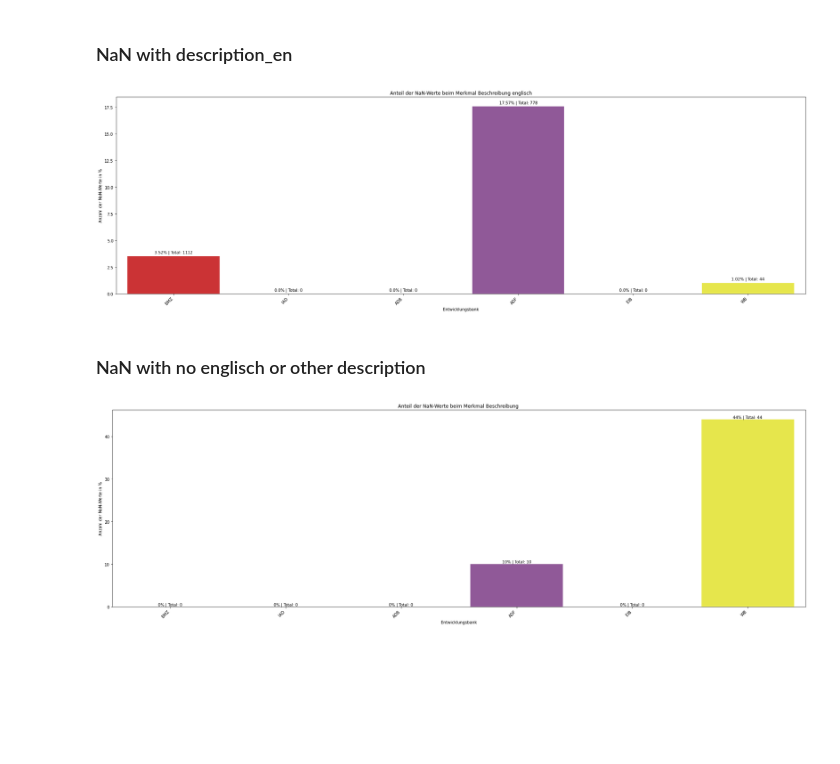
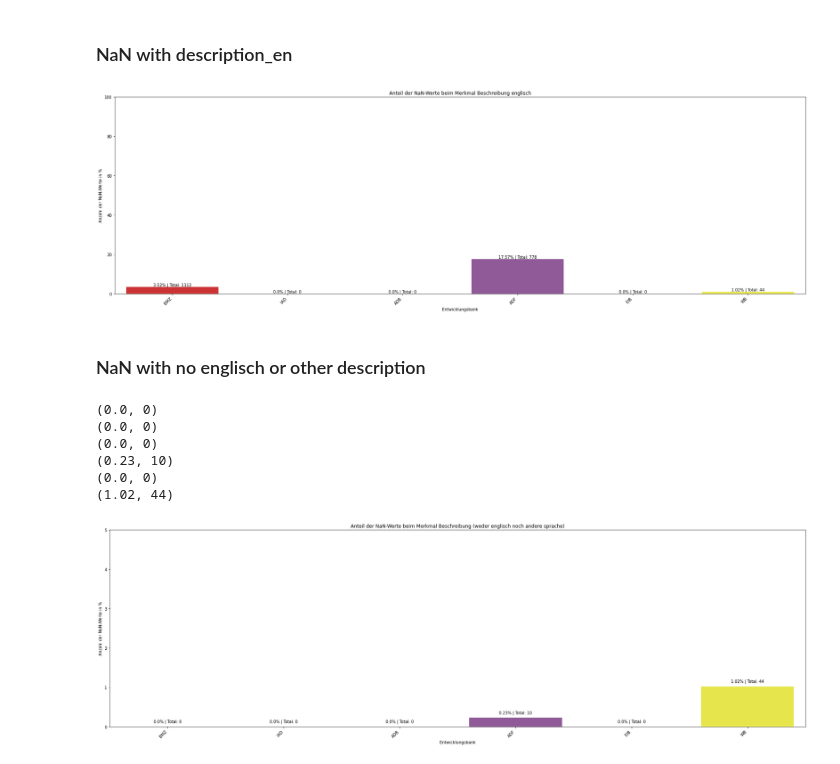
Before and after one commit to JanMuehlnikel/NLP-Development-Banks-Collaboration-Analyzer, a Jupyter notebook: data/exploreation/quality.ipynb, the cells around one changed output. Cells and saved outputs as stored; diff of their text form; code cells hidden in the pictures; blank space fills up the shorter version.

```diff
--- a/data/exploreation/quality.ipynb
+++ b/data/exploreation/quality.ipynb
@@ -139,8 +139,7 @@ for idx, (key, values) in enumerate(orgas.items()):
 # %%
 # ignoring NaN values
+# getting words (strip())
 for org in orgas:
     df = orgas[org][0]
-    length_list = df['description_en'].dropna().apply(len).tolist()
+    length_list = df['description_en'].dropna().apply(lambda x: len(x.split())).to_list()
     orgas[org][1] = length_list
-
-print(orgas)
@@ -228,55 +209,65 @@ for org in orgas:
 # %%
 org_names = list(orgas.keys())
 nan_counts = [orgas[org][1][0] for org in orgas]
 
 palette = sns.color_palette("Set1")
 
 plt.figure(figsize=(25, 8))
 ax = sns.barplot(x=org_names, y=nan_counts, palette=palette)
 
-margin = 0.25
+margin = 0.4
 for idx, bar in enumerate(ax.patches):
     nan_count = nan_counts[idx]
     total_count = orgas[org_names[idx]][1][1]
     ax.text(bar.get_x() + bar.get_width() / 2, bar.get_height() + margin, f'{nan_count}% | Total: {total_count}', ha='center', color='black', fontsize=10)
 
 plt.xlabel('Entwicklungsbank')
 plt.ylabel('Anzahl der NaN-Werte in %')
+plt.ylim(0, 100)
 plt.title('Anteil der NaN-Werte beim Merkmal Beschreibung englisch')
 plt.xticks(rotation=45, ha='right')
 plt.tight_layout()
 plt.savefig(f'img/nan_with_descr_en.png')
 plt.show()
 # %% [output]
-[figure, old version]
+[figure, new version]
 # %% [markdown]
 ### NaN with no englisch or other description
 # %%
 for org in orgas:
     df = orgas[org][0]
-    nan_values_both_columns = ((df['description_en'].isna()) & (df['description_other'].isna())).sum()
+    nan_values_both_columns = (round((((df['description_en'].isna()) & (df['description_other'].isna())).sum() / len(df)) * 100, 2), ((df['description_en'].isna()) & (df['description_other'].isna())).sum())
+    print(nan_values_both_columns)
     orgas[org][1] = nan_values_both_columns
+# %% [output]
+(0.0, 0)
+(0.0, 0)
+(0.0, 0)
+(0.23, 10)
+(0.0, 0)
+(1.02, 44)
 # %%
 org_names = list(orgas.keys())
-nan_counts = [orgas[org][1] for org in orgas]
+nan_counts = [orgas[org][1][0] for org in orgas]
 
 palette = sns.color_palette("Set1")
 
 plt.figure(figsize=(25, 8))
 ax = sns.barplot(x=org_names, y=nan_counts, palette=palette)
 
-margin = 0.25
+margin = 0.1
 for idx, bar in enumerate(ax.patches):
     nan_count = nan_counts[idx]
-    total_count = orgas[org_names[idx]][1]
+    total_count = orgas[org_names[idx]][1][1]
     ax.text(bar.get_x() + bar.get_width() / 2, bar.get_height() + margin, f'{nan_count}% | Total: {total_count}', ha='center', color='black', fontsize=10)
 
 plt.xlabel('Entwicklungsbank')
 plt.ylabel('Anzahl der NaN-Werte in %')
+plt.ylim(0, 5)
 plt.title('Anteil der NaN-Werte beim Merkmal Beschreibung (weder englisch noch andere sprache)')
 plt.xticks(rotation=45, ha='right')
 plt.tight_layout()
 plt.savefig(f'img/nan_with_descr_en_&_other.png')
 plt.show()
 # %% [output]
-[figure, old version]
+[figure, new version]
```
Also changed, not shown: parts of 3 cells of this notebook, 3 other files.
